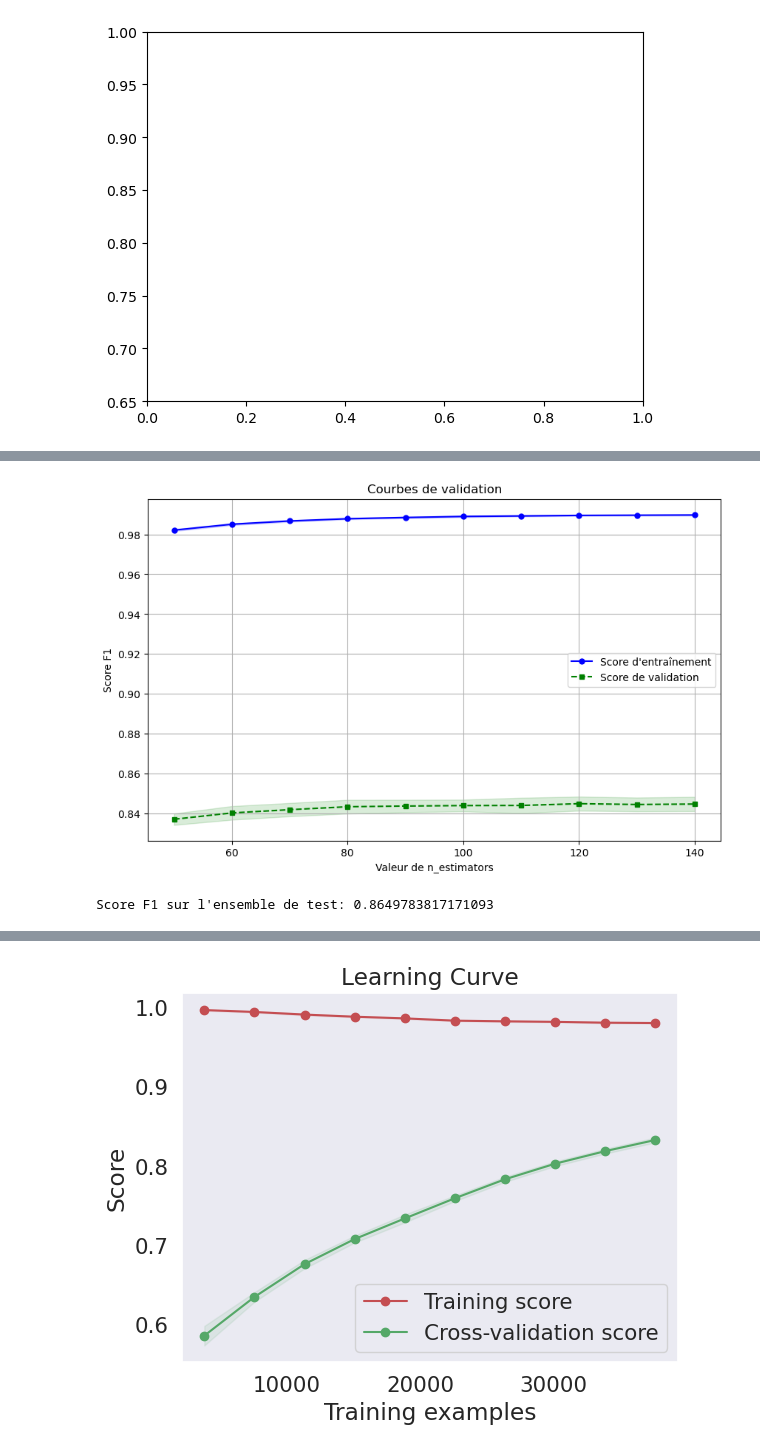
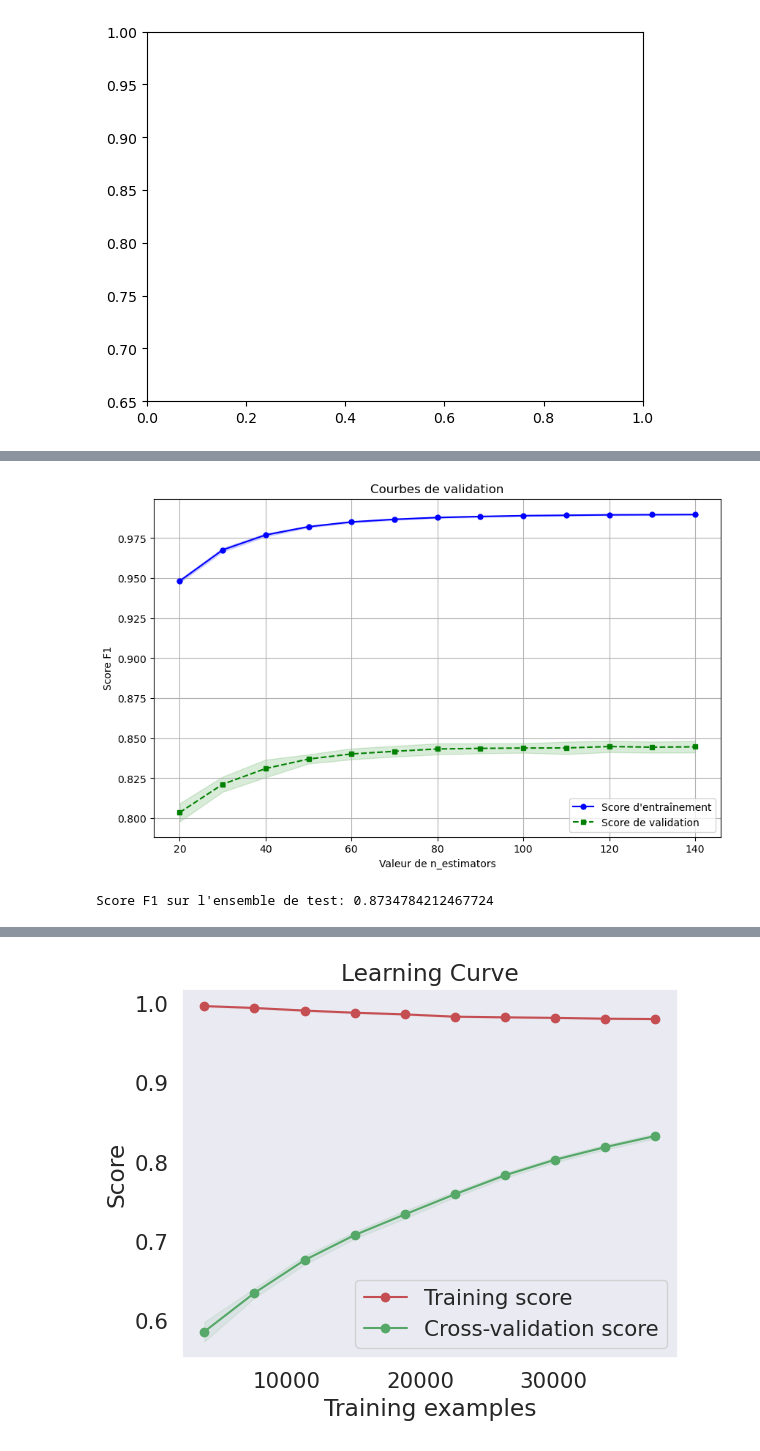
Before and after one commit to solinemignot/statapp_sujet26, a Jupyter notebook: Partie2_ML/XGBoost.ipynb, the cells around one changed output, grey strips where cells are left out. Drawn from its saved outputs; the diff is of its cells as text; code cells hidden in the pictures.

```diff
--- a/Partie2_ML/XGBoost.ipynb
+++ b/Partie2_ML/XGBoost.ipynb
@@ -173,10 +176,10 @@ KeyboardInterrupt:
 # %%
-graph(model=model, param_name='n_estimators', param_range=range(50, 500, 10))
+graph(model=model, param_name='n_estimators', param_range=range(20, 150, 10))
 # %% [output]
-[figure, old version]
+[figure, new version]
 # %%
 best_params = {
-    'max_depth': 15,
+    'max_depth': 20,
     'subsample': 0.9,
     'colsample_bytree': 0.7,
     'n_estimators': 150,
@@ -188,7 +191,7 @@ y_pred = model.predict(X_test)
 f1 = f1_score(y_test, y_pred)
 print("Score F1 sur l'ensemble de test:", f1)
 # %% [output]
-Score F1 sur l'ensemble de test: 0.8649783817171093
+Score F1 sur l'ensemble de test: 0.8734784212467724
 # %%
 cm = confusion_matrix(y_test, y_pred)
 
```
Also changed, not shown: parts of 15 cells of this notebook, 12 other files.
